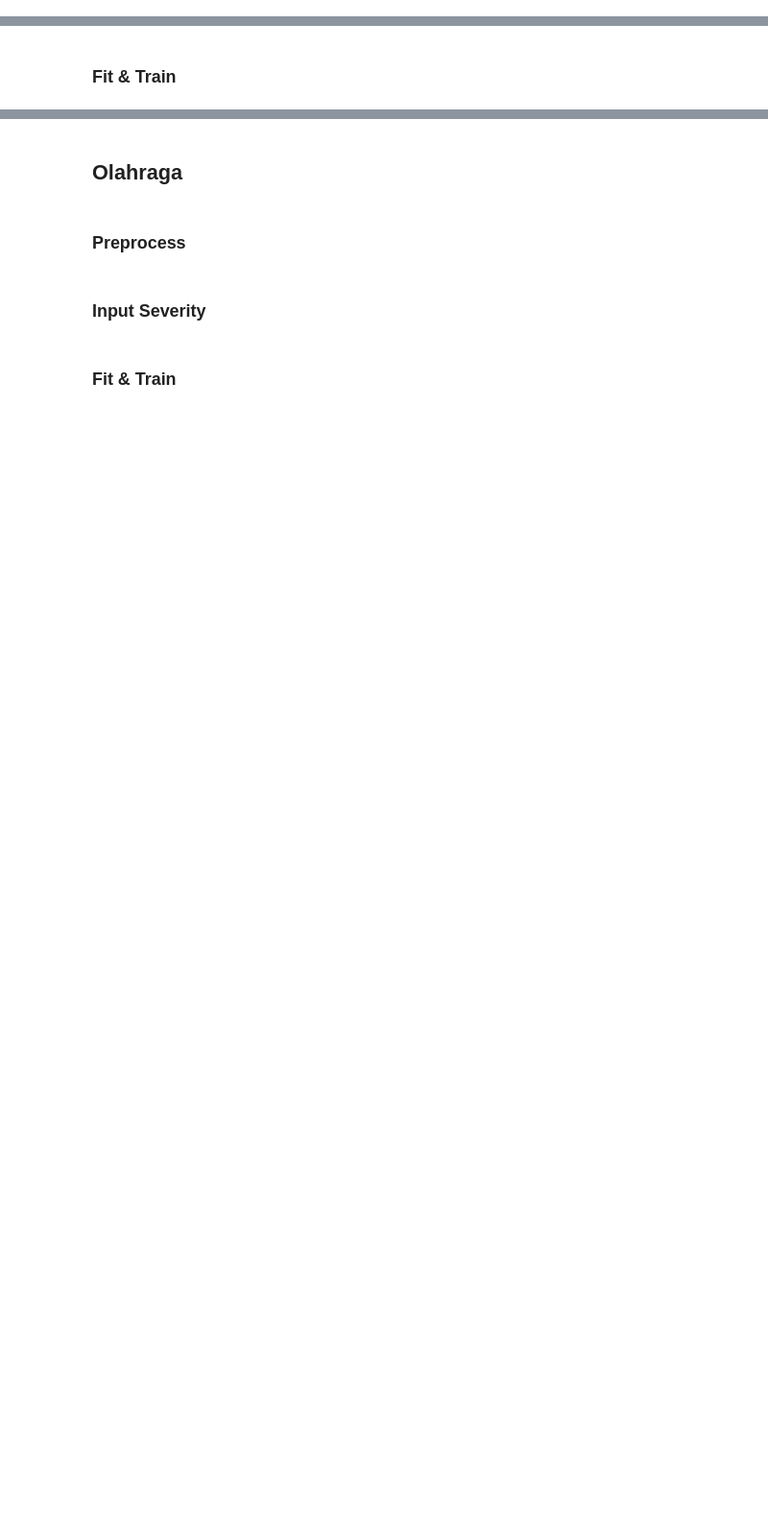
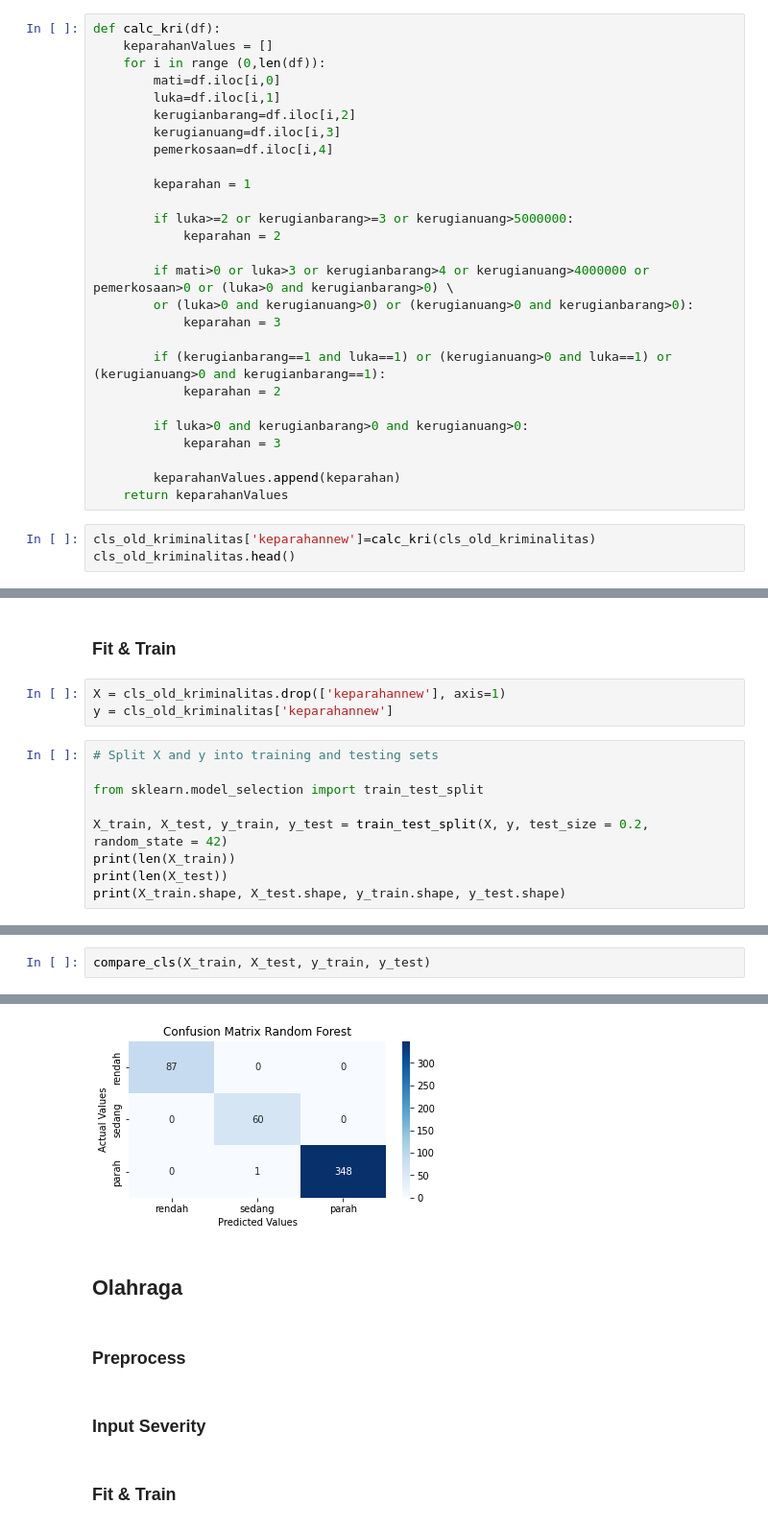
Before and after one commit to alwaysyu/PetaKabar, a Jupyter notebook: compare.ipynb, the cells around one changed output, grey strips where cells are left out. Shown at 96% size. Cells and saved outputs as stored; diff of their text form; blank space fills up the shorter version.

```diff
--- a/compare.ipynb
+++ b/compare.ipynb
@@ -731,2 +837,32 @@ weighted avg       1.00      1.00      1.00       421
 # %% [markdown]
 ### Input Severity
+# %%
+def calc_kri(df):
+    keparahanValues = []
+    for i in range (0,len(df)):
+        mati=df.iloc[i,0]
+        luka=df.iloc[i,1]
+        kerugianbarang=df.iloc[i,2]
+        kerugianuang=df.iloc[i,3]
+        pemerkosaan=df.iloc[i,4]
+
+        keparahan = 1
+
+        if luka>=2 or kerugianbarang>=3 or kerugianuang>5000000:
+            keparahan = 2
+
+        if mati>0 or luka>3 or kerugianbarang>4 or kerugianuang>4000000 or pemerkosaan>0 or (luka>0 and kerugianbarang>0) \
+        or (luka>0 and kerugianuang>0) or (kerugianuang>0 and kerugianbarang>0):
+            keparahan = 3
+
+        if (kerugianbarang==1 and luka==1) or (kerugianuang>0 and luka==1) or (kerugianuang>0 and kerugianbarang==1):
+            keparahan = 2
+
+        if luka>0 and kerugianbarang>0 and kerugianuang>0:
+            keparahan = 3
+
+        keparahanValues.append(keparahan)
+    return keparahanValues
+# %%
+cls_old_kriminalitas['keparahannew']=calc_kri(cls_old_kriminalitas)
+cls_old_kriminalitas.head()
@@ -733,2 +876,14 @@ weighted avg       1.00      1.00      1.00       421
 # %% [markdown]
 ### Fit & Train
+# %%
+X = cls_old_kriminalitas.drop(['keparahannew'], axis=1)
+y = cls_old_kriminalitas['keparahannew']
+# %%
+# Split X and y into training and testing sets
+
+from sklearn.model_selection import train_test_split
+
+X_train, X_test, y_train, y_test = train_test_split(X, y, test_size = 0.2, random_state = 42)
+print(len(X_train))
+print(len(X_test))
+print(X_train.shape, X_test.shape, y_train.shape, y_test.shape)
@@ -734,0 +894,3 @@ weighted avg       1.00      1.00      1.00       421
+# %%
+compare_cls(X_train, X_test, y_train, y_test)
+# %% [output]
@@ -735,3 +914,4 @@ weighted avg       1.00      1.00      1.00       421
+[figure, added]
 # %% [markdown]
 ## Olahraga
 # %% [markdown]
```
Also changed, not shown: parts of 20 cells of this notebook.
